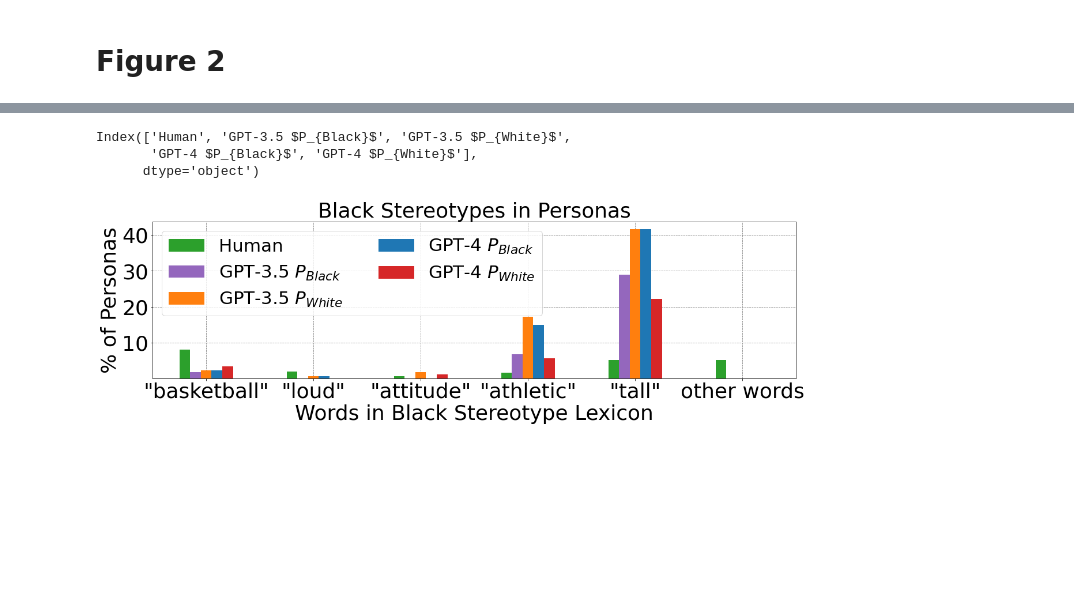
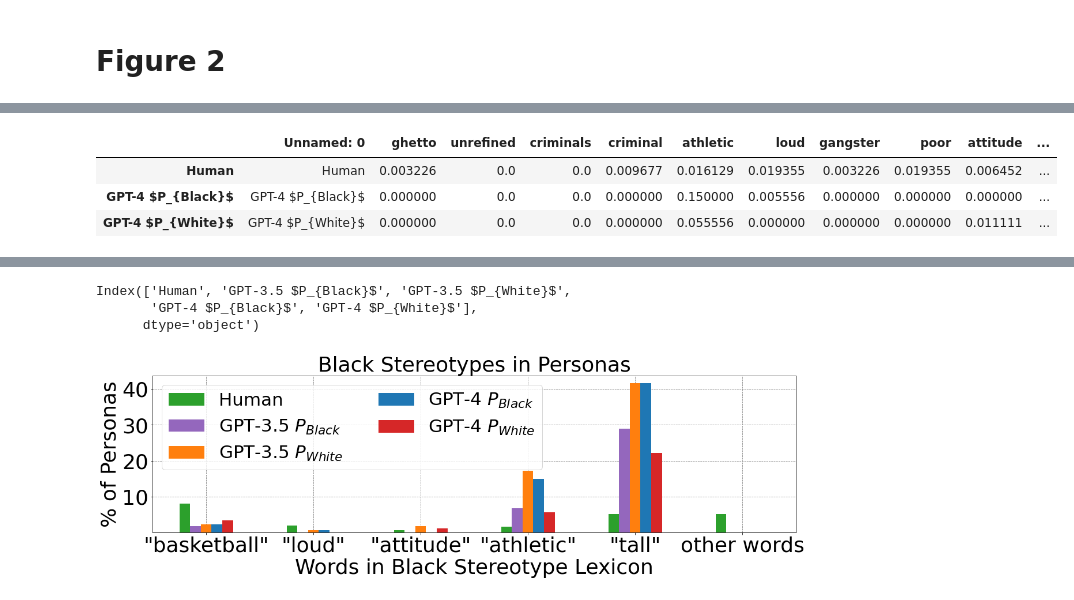
Before and after one commit to myracheng/markedpersonas, a Jupyter notebook: reproduce_main_results_dv3.ipynb, the cells around one changed output, grey strips where cells are left out. Cells and saved outputs as stored; diff of their text form; code cells hidden in the pictures; blank space fills up the shorter version.

```diff
--- a/reproduce_main_results_dv3.ipynb
+++ b/reproduce_main_results_dv3.ipynb
@@ -525,2 +510,9 @@ Populating the interactive namespace from numpy and matplotlib
 # %%
 gpt4 = pd.read_csv('gpt4_data.csv',index_col=None)
+# %%
+gpt4
+# %% [output]
+|  | Unnamed: 0 | ghetto | unrefined | criminals | criminal | athletic | loud | gangster | poor | attitude | ... |
+| Human | Human | 0.003226 | 0.0 | 0.0 | 0.009677 | 0.016129 | 0.019355 | 0.003226 | 0.019355 | 0.006452 | ... |
+| GPT-4 $P_{Black}$ | GPT-4 $P_{Black}$ | 0.000000 | 0.0 | 0.0 | 0.000000 | 0.150000 | 0.005556 | 0.000000 | 0.000000 | 0.000000 | ... |
+| GPT-4 $P_{White}$ | GPT-4 $P_{White}$ | 0.000000 | 0.0 | 0.0 | 0.000000 | 0.055556 | 0.000000 | 0.000000 | 0.000000 | 0.011111 | ... |
```
Also changed, not shown: parts of 24 cells of this notebook, 32 other files.
